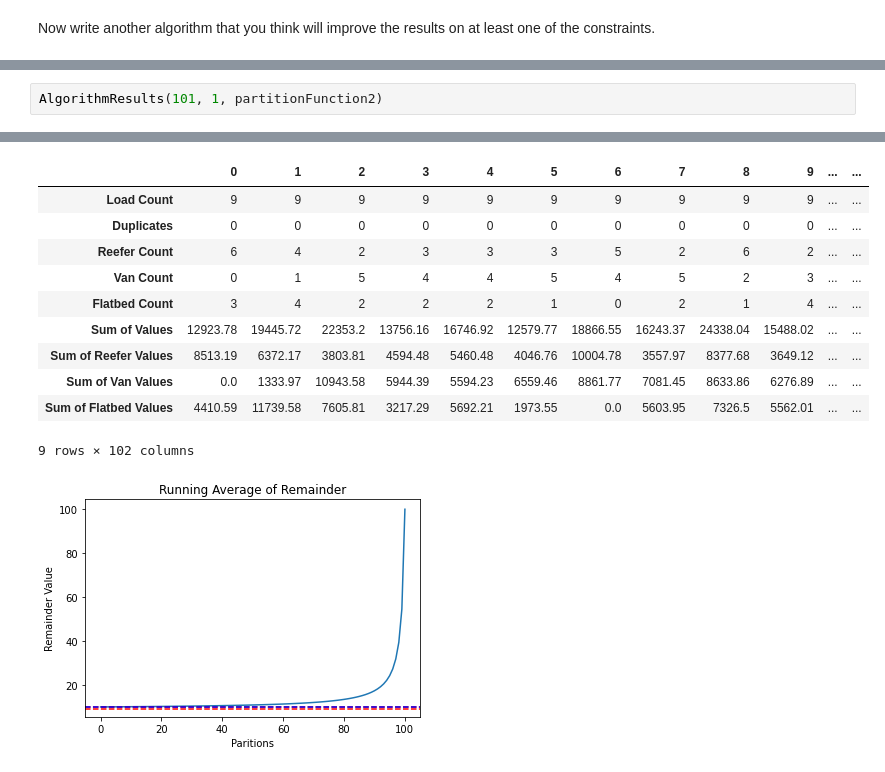
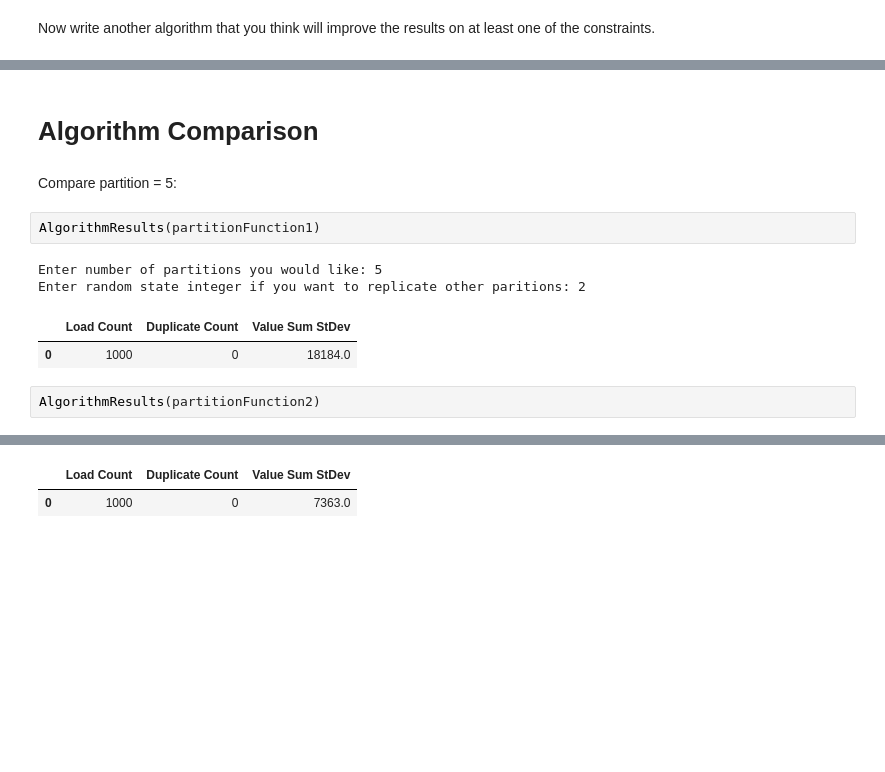
Before and after one commit to jjobes90/SAGE_Interview, a Jupyter notebook: Algorithms.ipynb, the cells around one changed output, grey strips where cells are left out. Drawn from its saved outputs; the diff is of its cells as text; blank space fills up the shorter version.

```diff
--- a/Algorithms.ipynb
+++ b/Algorithms.ipynb
@@ -387,3 +339,14 @@ def partitionFunction2(partitions, random_state):
+# %% [markdown]
+# Algorithm Comparison
+# %% [markdown]
+Compare partition = 5:
+# %%
+AlgorithmResults(partitionFunction1)
+# %% [output]
+Enter number of partitions you would like: 5
+Enter random state integer if you want to replicate other paritions: 2
+|  | Load Count | Duplicate Count | Value Sum StDev |
+| 0 | 1000 | 0 | 18184.0 |
 # %%
-AlgorithmResults(101, 1, partitionFunction2)
+AlgorithmResults(partitionFunction2)
 # %% [output]
@@ -392,12 +355,2 @@ Algorithm took 2756.4542293548584ms
-|  | 0 | 1 | 2 | 3 | 4 | 5 | 6 | 7 | 8 | 9 | ... | ... |
-| Load Count | 9 | 9 | 9 | 9 | 9 | 9 | 9 | 9 | 9 | 9 | ... | ... |
-| Duplicates | 0 | 0 | 0 | 0 | 0 | 0 | 0 | 0 | 0 | 0 | ... | ... |
-| Reefer Count | 6 | 4 | 2 | 3 | 3 | 3 | 5 | 2 | 6 | 2 | ... | ... |
-| Van Count | 0 | 1 | 5 | 4 | 4 | 5 | 4 | 5 | 2 | 3 | ... | ... |
-| Flatbed Count | 3 | 4 | 2 | 2 | 2 | 1 | 0 | 2 | 1 | 4 | ... | ... |
-| Sum of Values | 12923.78 | 19445.72 | 22353.2 | 13756.16 | 16746.92 | 12579.77 | 18866.55 | 16243.37 | 24338.04 | 15488.02 | ... | ... |
-| Sum of Reefer Values | 8513.19 | 6372.17 | 3803.81 | 4594.48 | 5460.48 | 4046.76 | 10004.78 | 3557.97 | 8377.68 | 3649.12 | ... | ... |
-| Sum of Van Values | 0.0 | 1333.97 | 10943.58 | 5944.39 | 5594.23 | 6559.46 | 8861.77 | 7081.45 | 8633.86 | 6276.89 | ... | ... |
-| Sum of Flatbed Values | 4410.59 | 11739.58 | 7605.81 | 3217.29 | 5692.21 | 1973.55 | 0.0 | 5603.95 | 7326.5 | 5562.01 | ... | ... |
+|  | Load Count | Duplicate Count | Value Sum StDev |
+| 0 | 1000 | 0 | 7363.0 |
-9 rows × 102 columns
-[figure, removed]
```
Also changed, not shown: parts of 44 cells of this notebook.
